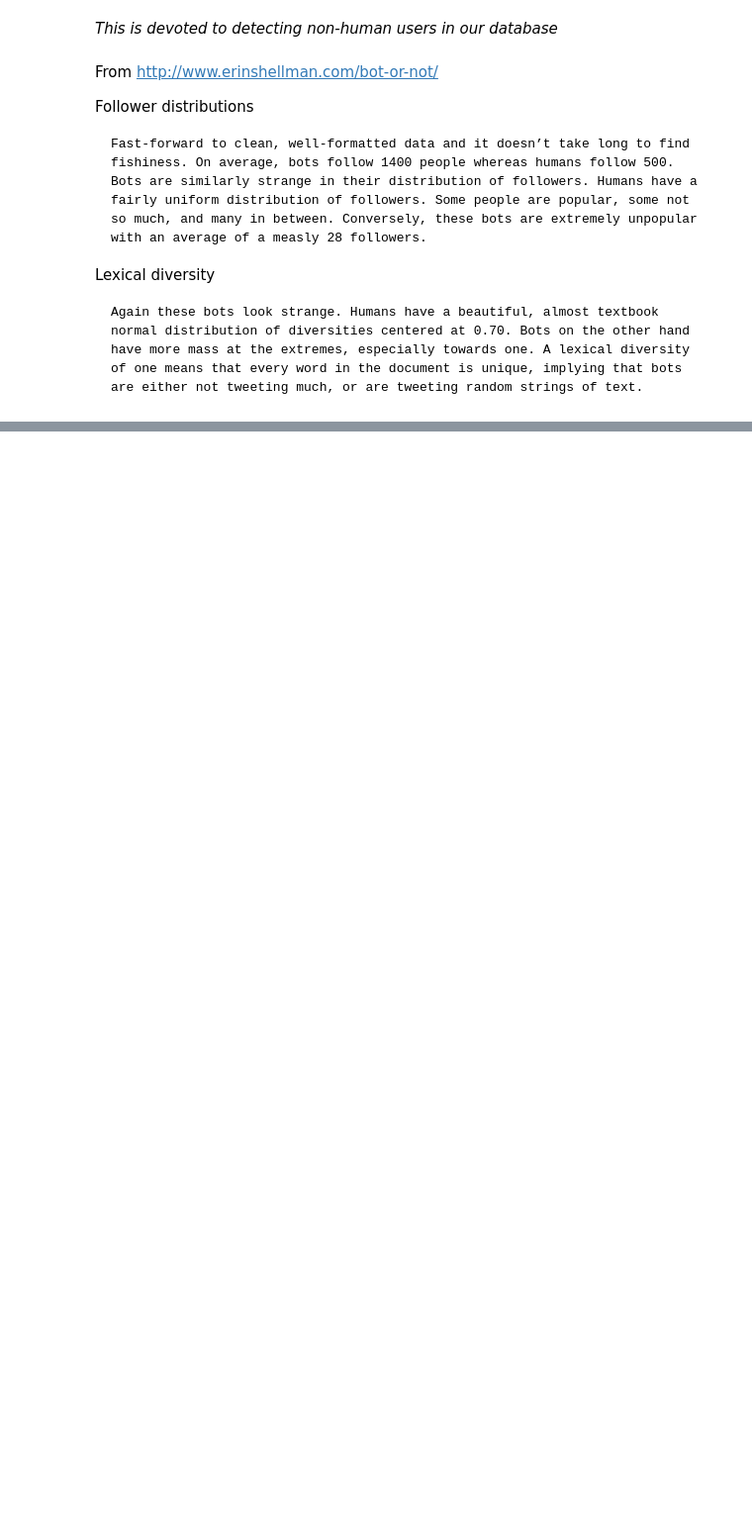
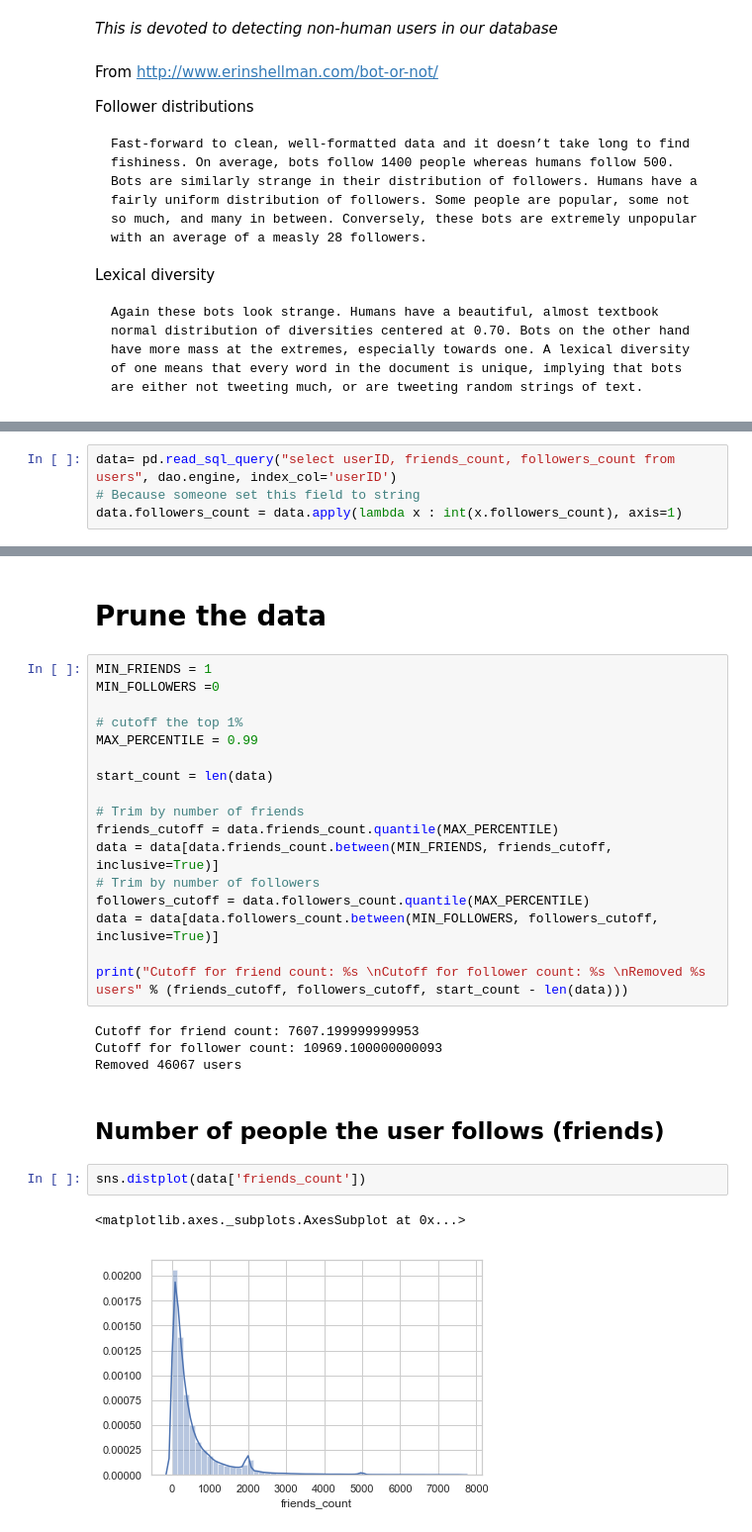
Before and after one commit to AdamSwenson/TwitterProject, a Jupyter notebook: DataAnalysis/Notebooks/Bot removal.ipynb, the cells around one changed output, grey strips where cells are left out. Shown at 99% size. Cells and saved outputs as stored; diff of their text form; blank space fills up the shorter version.

Commit message:
exploring what is in the twitter field for other data in working on TWIT-45. Discovered users there. Created TWIT-44.

```diff
--- a/DataAnalysis/Notebooks/Bot removal.ipynb
+++ b/DataAnalysis/Notebooks/Bot removal.ipynb
@@ -51,0 +49,4 @@ j = pd.read_sql_query("select friends_count, followers_count from users", dao.en
+# %%
+data= pd.read_sql_query("select userID, friends_count, followers_count from users", dao.engine, index_col='userID')
+# Because someone set this field to string
+data.followers_count = data.apply(lambda x : int(x.followers_count), axis=1)
@@ -51,0 +65,30 @@ j = pd.read_sql_query("select friends_count, followers_count from users", dao.en
+# %% [markdown]
+# Prune the data
+# %%
+MIN_FRIENDS = 1
+MIN_FOLLOWERS =0
+
+# cutoff the top 1%
+MAX_PERCENTILE = 0.99
+
+start_count = len(data)
+
+# Trim by number of friends
+friends_cutoff = data.friends_count.quantile(MAX_PERCENTILE)
+data = data[data.friends_count.between(MIN_FRIENDS, friends_cutoff, inclusive=True)]
+# Trim by number of followers
+followers_cutoff = data.followers_count.quantile(MAX_PERCENTILE)
+data = data[data.followers_count.between(MIN_FOLLOWERS, followers_cutoff, inclusive=True)]
+
+print("Cutoff for friend count: %s \nCutoff for follower count: %s \nRemoved %s users" % (friends_cutoff, followers_cutoff, start_count - len(data)))
+# %% [output]
+Cutoff for friend count: 7607.199999999953
+Cutoff for follower count: 10969.100000000093
+Removed 46067 users
+# %% [markdown]
+## Number of people the user follows (friends)
+# %%
+sns.distplot(data['friends_count'])
+# %% [output]
+<matplotlib.axes._subplots.AxesSubplot at 0x...>
+[figure, added]
```
Also changed, not shown: parts of 25 cells of this notebook, 2 other files.
